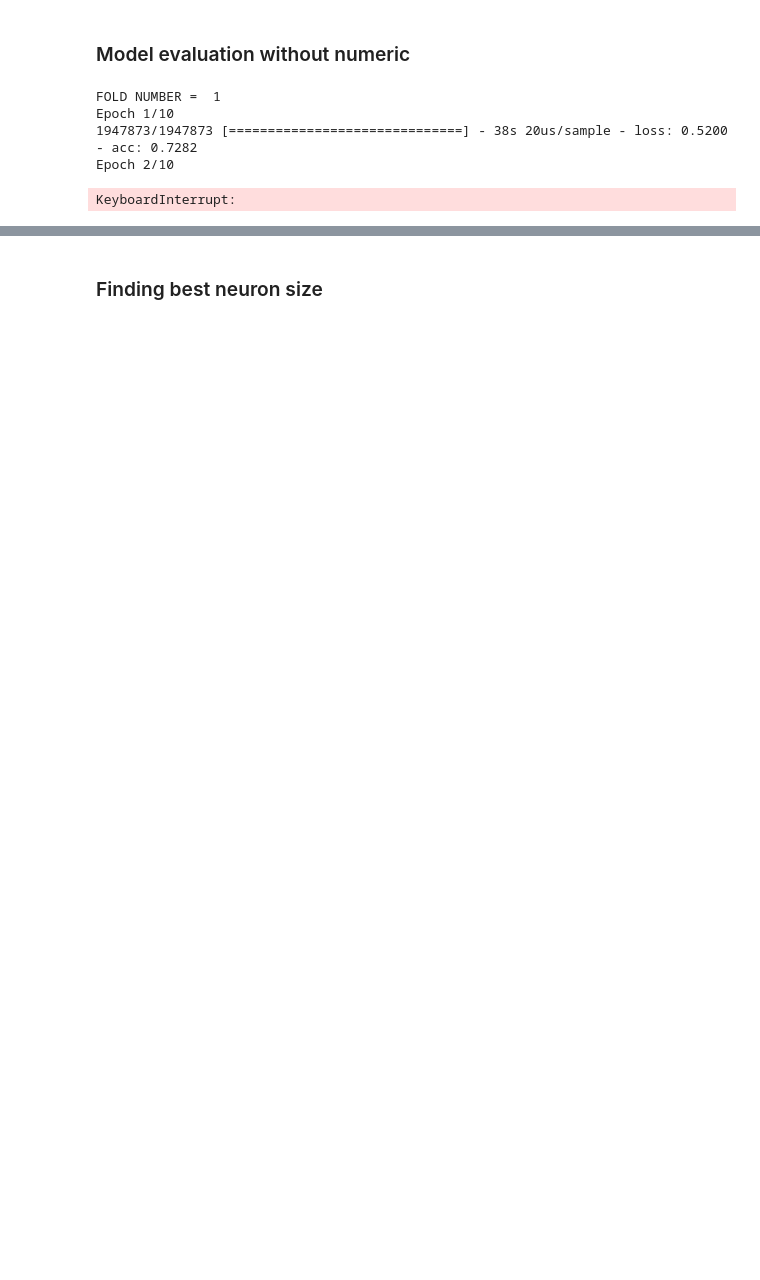
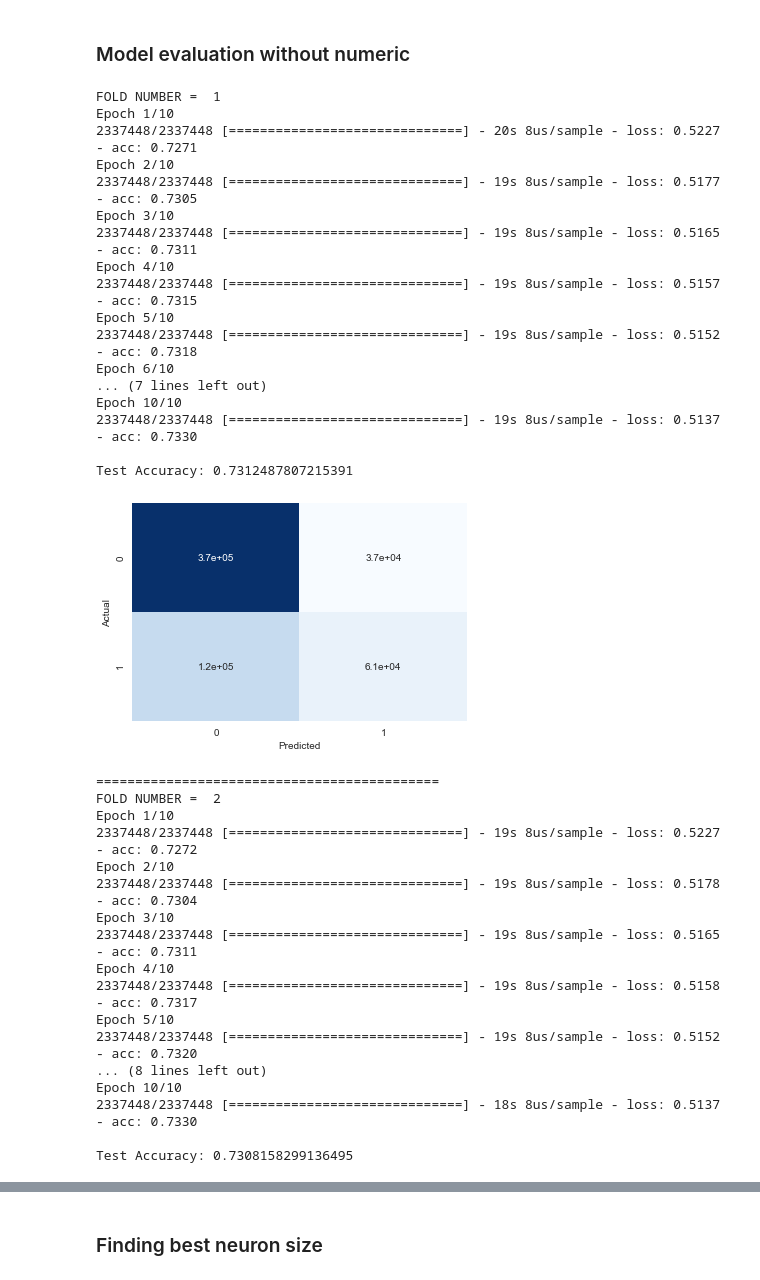
Before and after one commit to Abhilash240800/FinalProject_USAccidents, a Jupyter notebook: Jupyter Notebooks/NeuralNet_v2.ipynb, the cells around one changed output, grey strips where cells are left out. Cells and saved outputs as stored; diff of their text form; code cells hidden in the pictures; blank space fills up the shorter version.

```diff
--- a/Jupyter Notebooks/NeuralNet_v2.ipynb
+++ b/Jupyter Notebooks/NeuralNet_v2.ipynb
@@ -411,15 +479,45 @@ KeyboardInterrupt:
 # %%
 data = feather.read_dataframe("{}_v2.feather".format(FILENAME))
 y = data['Grouped_Severity']
 X = data.drop(["Grouped_Severity"], axis=1)
 
-accuracies = Neural_Network(X,y,90,10,3)
-for i in range(1,4):
-    print("Fold ",i," Accuracy: ",accuracies[i])
+accuracies = Neural_Network(X,y,90,10,5)
+for i in range(1,6):
+    print("Fold ",i," Accuracy: ",accuracies[i-1])
 print("Average Accuracy: ",np.mean(accuracies))
 # %% [output]
 FOLD NUMBER =  1
 Epoch 1/10
-1947873/1947873 [==============================] - 38s 20us/sample - loss: 0.5200 - acc: 0.7282
+2337448/2337448 [==============================] - 20s 8us/sample - loss: 0.5227 - acc: 0.7271
 Epoch 2/10
+2337448/2337448 [==============================] - 19s 8us/sample - loss: 0.5177 - acc: 0.7305
+Epoch 3/10
+2337448/2337448 [==============================] - 19s 8us/sample - loss: 0.5165 - acc: 0.7311
+Epoch 4/10
+2337448/2337448 [==============================] - 19s 8us/sample - loss: 0.5157 - acc: 0.7315
+Epoch 5/10
+2337448/2337448 [==============================] - 19s 8us/sample - loss: 0.5152 - acc: 0.7318
+Epoch 6/10
+... (7 lines left out)
+Epoch 10/10
+2337448/2337448 [==============================] - 19s 8us/sample - loss: 0.5137 - acc: 0.7330
+
+Test Accuracy: 0.7312487807215391
+[figure, added]
-KeyboardInterrupt:
+============================================
+FOLD NUMBER =  2
+Epoch 1/10
+2337448/2337448 [==============================] - 19s 8us/sample - loss: 0.5227 - acc: 0.7272
+Epoch 2/10
+2337448/2337448 [==============================] - 19s 8us/sample - loss: 0.5178 - acc: 0.7304
+Epoch 3/10
+2337448/2337448 [==============================] - 19s 8us/sample - loss: 0.5165 - acc: 0.7311
+Epoch 4/10
+2337448/2337448 [==============================] - 19s 8us/sample - loss: 0.5158 - acc: 0.7317
+Epoch 5/10
+2337448/2337448 [==============================] - 19s 8us/sample - loss: 0.5152 - acc: 0.7320
+... (8 lines left out)
+Epoch 10/10
+2337448/2337448 [==============================] - 18s 8us/sample - loss: 0.5137 - acc: 0.7330
+
+Test Accuracy: 0.7308158299136495
```
Also changed, not shown: parts of 25 cells of this notebook, 1 other file.
